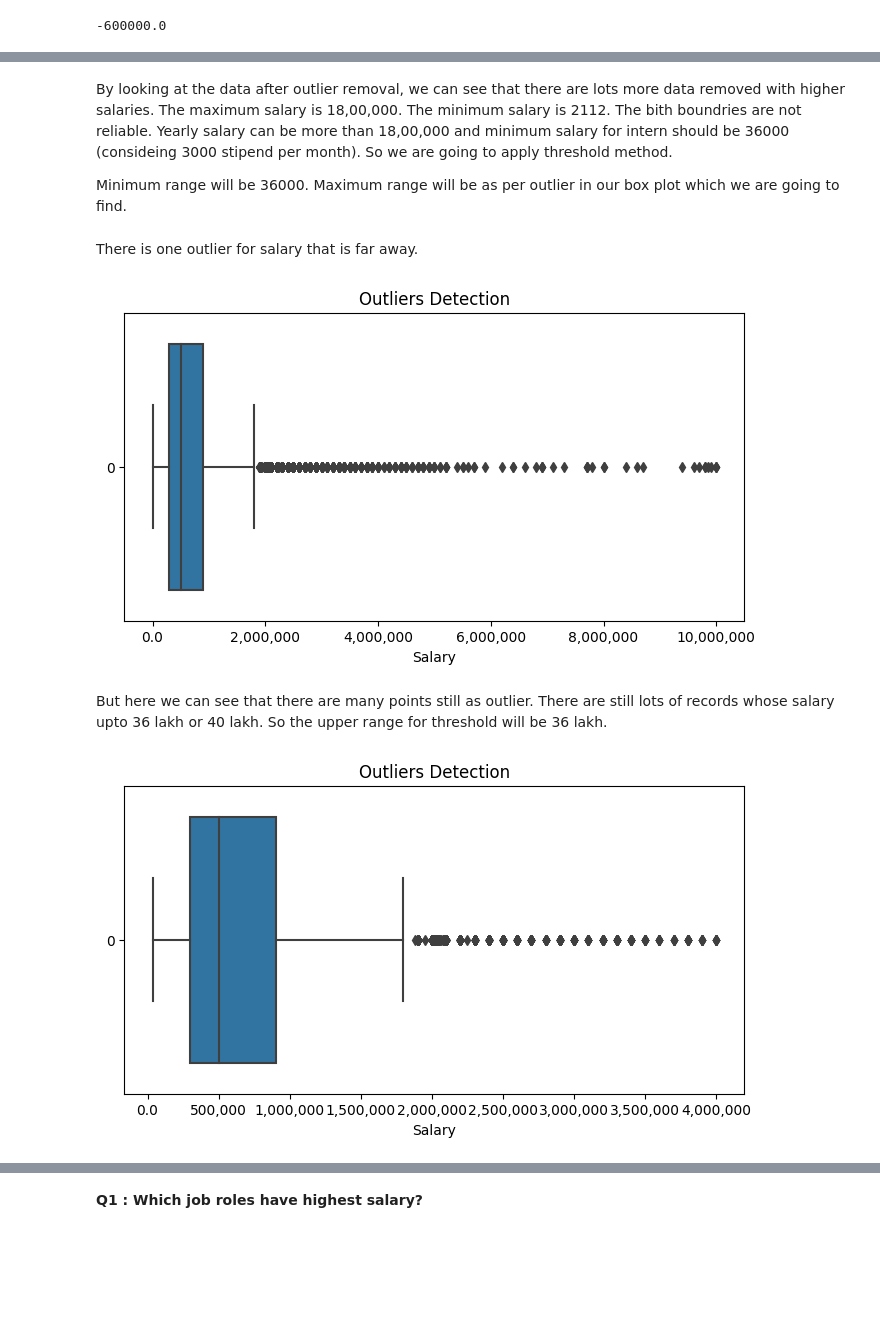
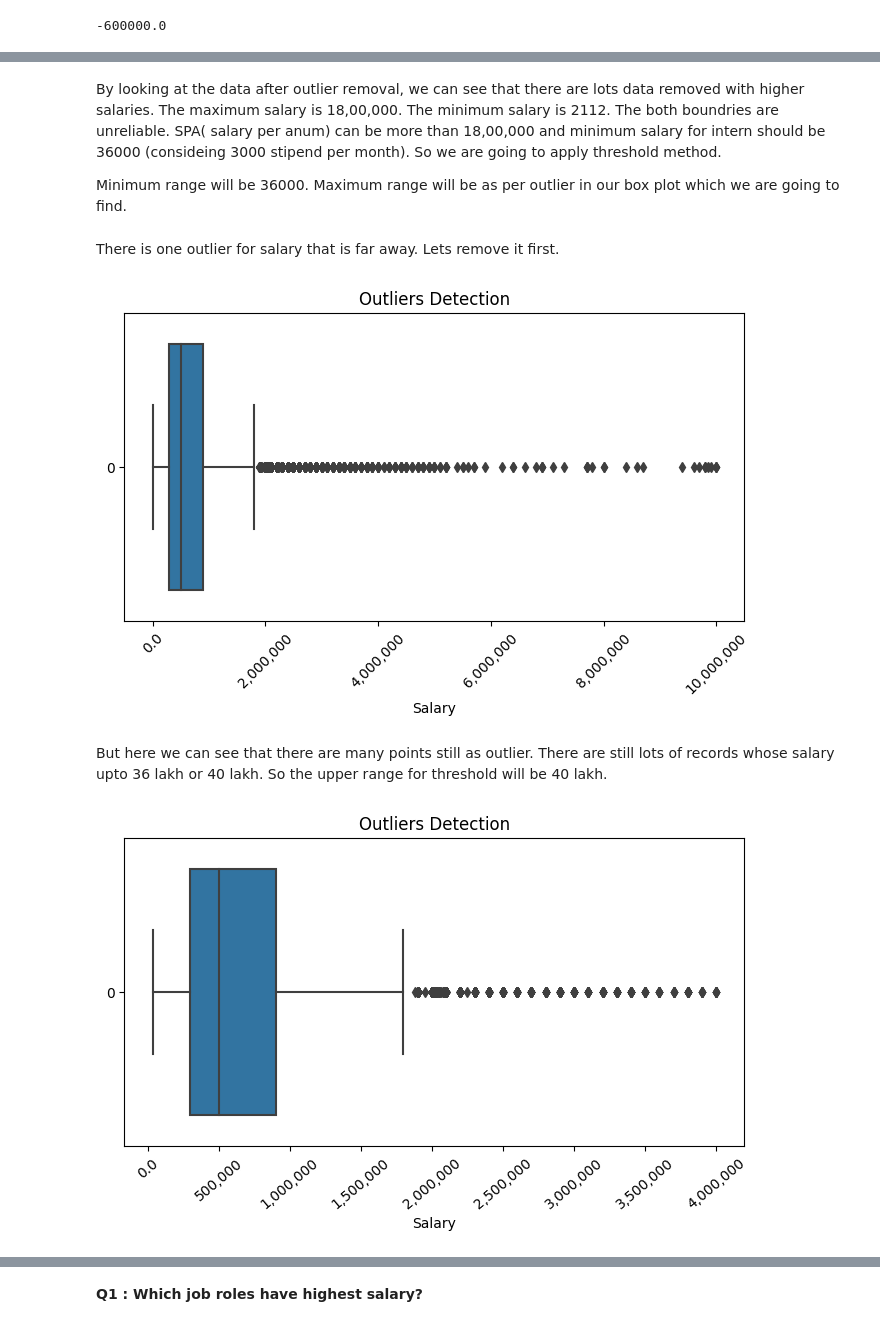
Before and after one commit to HetalVinchhi/salary-analysis, a Jupyter notebook: 01-salary_outlier detection.ipynb, the cells around one changed output, grey strips where cells are left out. Drawn from its saved outputs; the diff is of its cells as text; code cells hidden in the pictures; blank space fills up the shorter version.

```diff
--- a/01-salary_outlier detection.ipynb
+++ b/01-salary_outlier detection.ipynb
@@ -116,4 +102,4 @@ dtype: int64
 
 Remove excat dulicate rows to avoid double counting
 # %%
-df.drop_duplicates()
+df.drop_duplicates(inplace=True)
@@ -229,11 +182,11 @@ df2.sort_values(by='Salary',ascending=False).head(20)
 # %% [markdown]
-By looking at the data after outlier removal, we can see that there are lots more data removed with higher salaries. The maximum salary is 18,00,000. The minimum salary is 2112. The bith boundries are not reliable. Yearly salary can be more than 18,00,000 and minimum salary for intern should be 36000 (consideing 3000 stipend per month). So we are going to apply threshold method.
+By looking at the data after outlier removal, we can see that there are lots data removed with higher salaries. The maximum salary is 18,00,000. The minimum salary is 2112. The both boundries are unreliable. SPA( salary  per anum) can be more than 18,00,000 and minimum salary for intern should be 36000 (consideing 3000 stipend per month). So we are going to apply threshold method.
 
 
 Minimum range will be 36000.
 Maximum range will be as per outlier in our box plot which we are going to find.
 # %% [markdown]
-There is one outlier for salary that is far away.
+There is one outlier for salary that is far away. Lets remove it first.
 # %%
 df = df[df['Salary'] < 90000000]
 # %%
@@ -241,13 +194,14 @@ plt.figure(figsize=(8,4))
 sns.boxplot(x= df['Salary'])
 apply_global_formatter()
 plt.title("Outliers Detection")
+plt.xticks(rotation=45)
 
 plt.show()
 # %% [output]
-[figure, old version]
+[figure, new version]
 # %% [markdown]
 But here we can see that there are many points still as outlier. There are still lots of records whose salary upto 36 lakh or 40 lakh.
-So the upper range for threshold will be 36 lakh.
+So the upper range for threshold will be 40 lakh.
 # %%
 lower_limit = 36000
 upper_limit = 4000000
@@ -256,8 +210,9 @@ df = df[(df['Salary'] >= lower_limit) & (df['Salary'] <= upper_limit)]
 # %%
 plt.figure(figsize=(8,4))
 sns.boxplot(x= df['Salary'])
 plt.title("Outliers Detection")
 apply_global_formatter()
+plt.xticks(rotation=40)
 plt.show()
 # %% [output]
-[figure, old version]
+[figure, new version]
```
Also changed, not shown: parts of 21 cells of this notebook.
